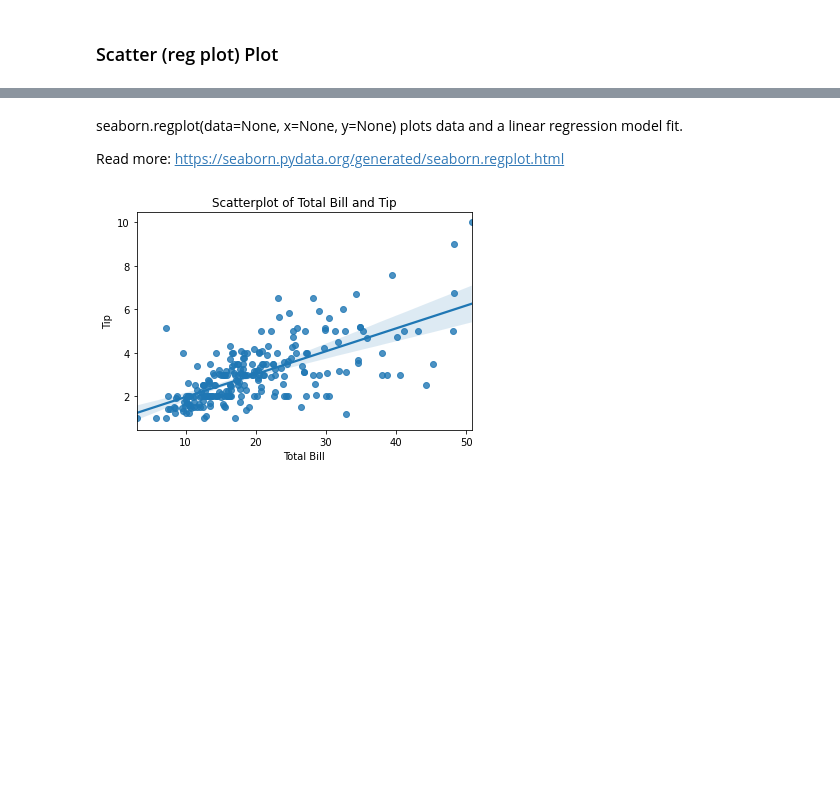
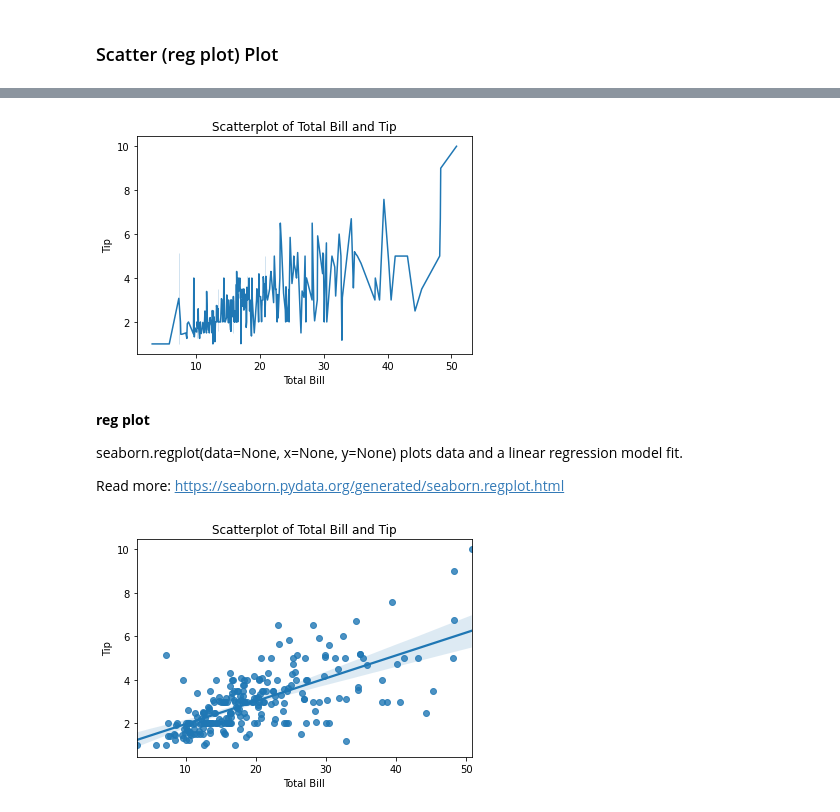
Before and after one commit to mosleh-exeter/BEM1025, a Jupyter notebook: Lecture/06-Lecture06-Plotting.ipynb, the cells around one changed output, grey strips where cells are left out. Drawn from its saved outputs; the diff is of its cells as text; code cells hidden in the pictures; blank space fills up the shorter version.

```diff
--- a/Lecture/06-Lecture06-Plotting.ipynb
+++ b/Lecture/06-Lecture06-Plotting.ipynb
@@ -112,4 +135,13 @@ We observe from the previous figure that people tend to dine outside mostly on w
+# %%
+ax = sns.lineplot(data=tips, x='total_bill', y='tip')
+ax.set_title('Scatterplot of Total Bill and Tip')
+ax.set_xlabel('Total Bill')
+ax.set_ylabel('Tip');
+# %% [output]
+[figure, added]
 # %% [markdown]
+**reg plot**
+
 seaborn.regplot(data=None, x=None, y=None)
 plots data and a linear regression model fit.
 
```
Also changed, not shown: parts of 3 cells of this notebook.
